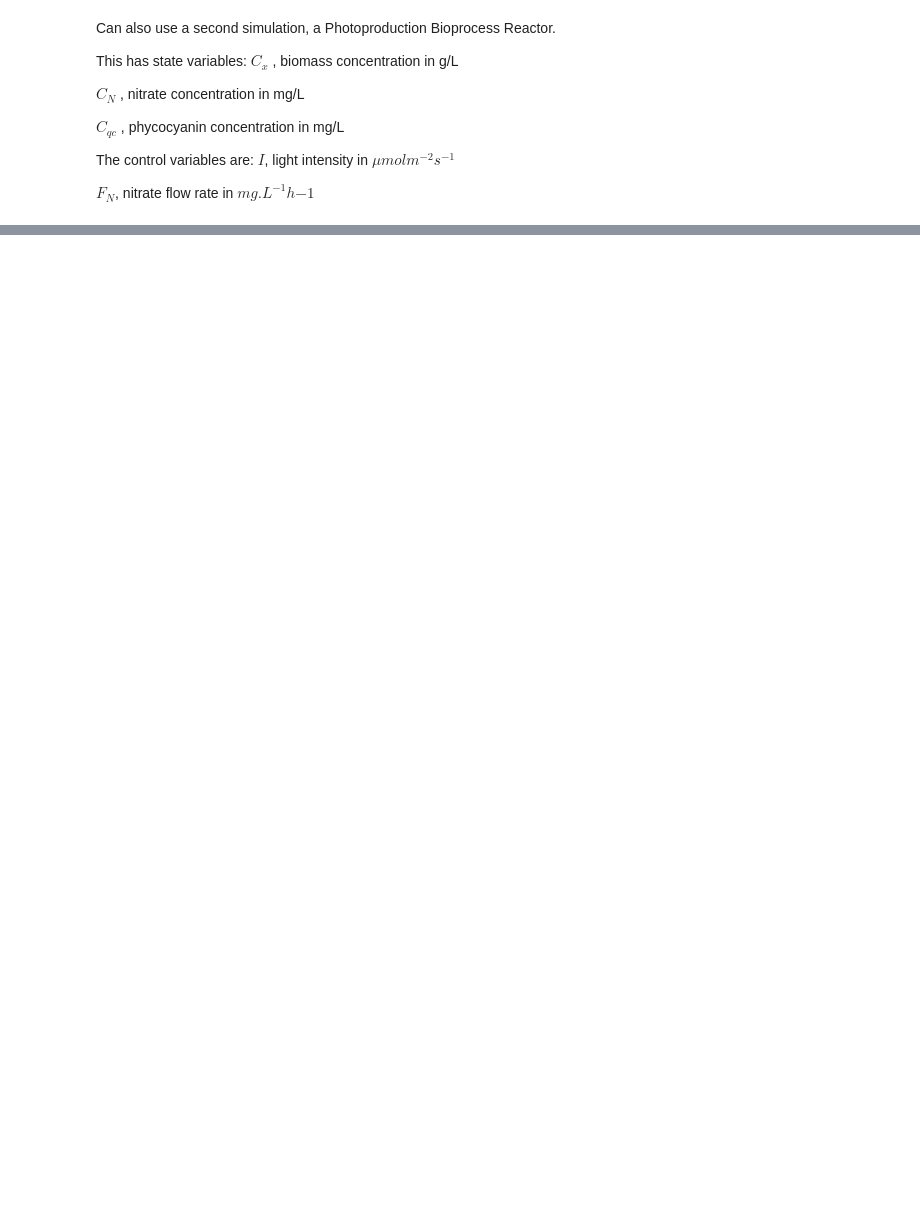
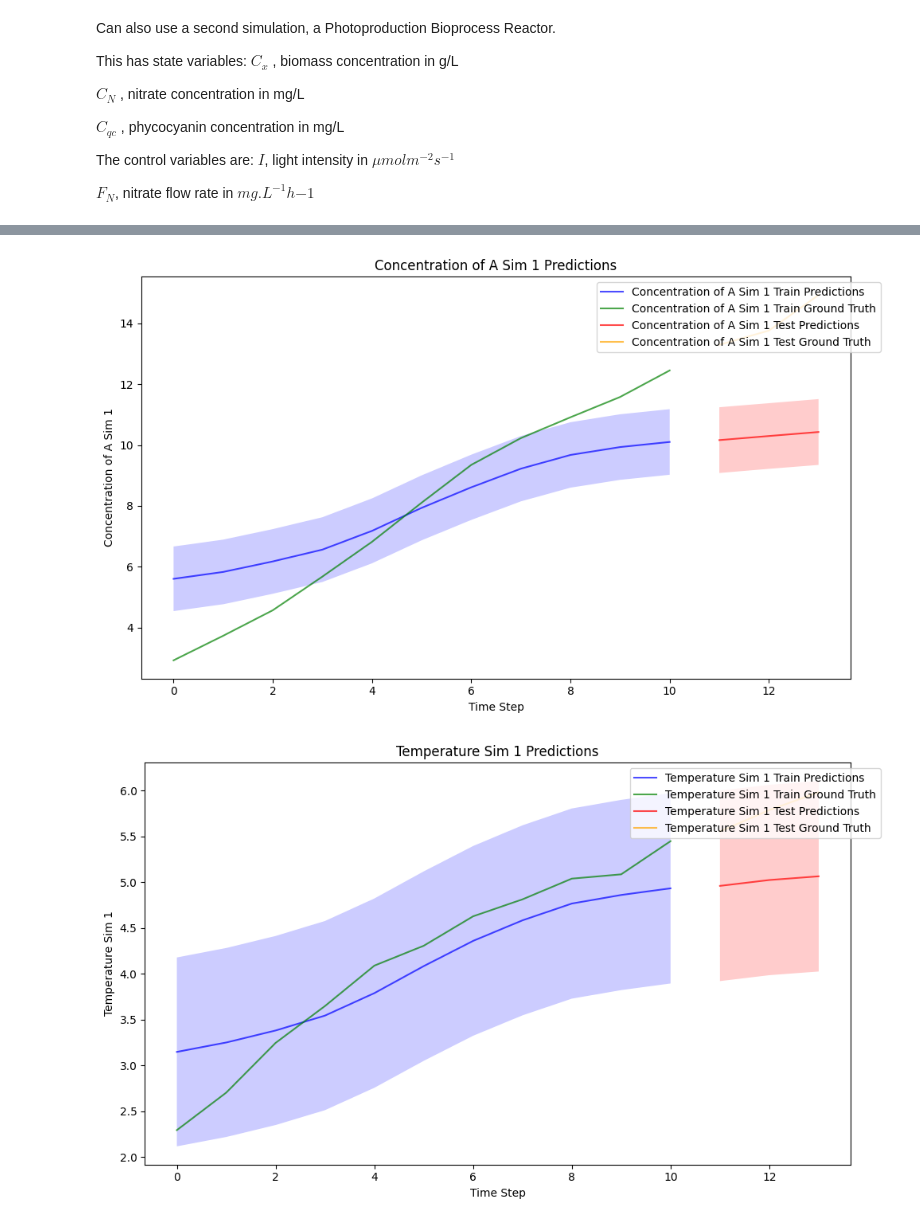
Before and after one commit to matthewmarsh11/BenchmarkTSA, a Jupyter notebook: LSTM_Benchmark.ipynb, the cells around one changed output, grey strips where cells are left out. Cells and saved outputs as stored; diff of their text form; code cells hidden in the pictures; blank space fills up the shorter version.

```diff
--- a/LSTM_Benchmark.ipynb
+++ b/LSTM_Benchmark.ipynb
@@ -307,0 +466,18 @@ Epoch [70/74], Train Loss: 0.0432, Test Loss: 0.0429, Avg Loss: 0.0430
+# %%
+LSTM_Config = LSTMConfig(
+    hidden_dim = 64,
+    num_layers=2,
+    dropout = 0.2,
+    bidirectional=False,
+)
+
+model = MC_LSTM(
+    config = LSTM_Config,
+    input_dim = X_train.shape[2],
+    output_dim = y_train.shape[1],
+)
+
+# Train the model
+criterion = nn.MSELoss()
+trainer = ModelTrainer(model, training_config)
+model, history, avg_loss = trainer.train(train_loader, test_loader, criterion)
@@ -307,0 +490,16 @@ Epoch [70/74], Train Loss: 0.0432, Test Loss: 0.0429, Avg Loss: 0.0430
+# %%
+# Initialise the Monte Carlo Predictor
+mc_predictor = MC_Prediction(model, LSTM_Config, num_samples = 1000)
+# Pass the test data through the model, with a Monte Carlo sample size of 100
+mean_train_pred, var_train_pred = mc_predictor.predict(X_train)
+mean_test_pred, var_test_pred = mc_predictor.predict(X_test)
+# %%
+# Invert the training prediction
+mean_train_pred, mean_test_pred = scaler.inverse_transform(mean_train_pred), scaler.inverse_transform(mean_test_pred)
+var_train_pred, var_test_pred = scaler.inverse_transform(var_train_pred), scaler.inverse_transform(var_test_pred)
+# %%
+# Visualise the output
+visualiser.plot_predictions(mean_train_pred, mean_test_pred, y_train, y_test, feature_names, num_simulations=1, train_var = var_train_pred, test_var = var_test_pred)
+# %% [output]
+[figure, added]
+[figure, added]
```
Also changed, not shown: parts of 20 cells of this notebook, 2 other files.
